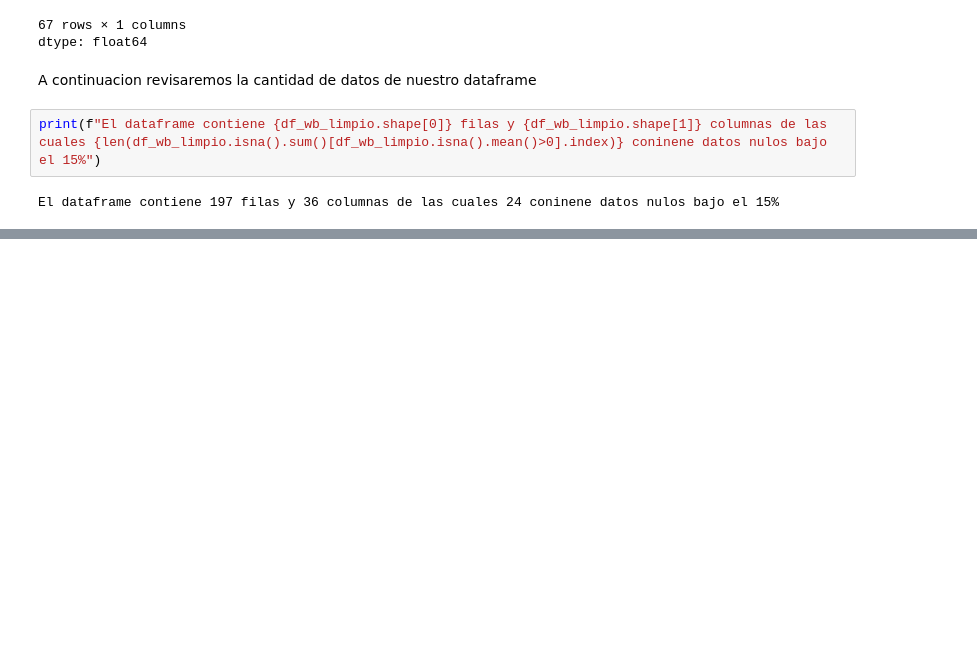
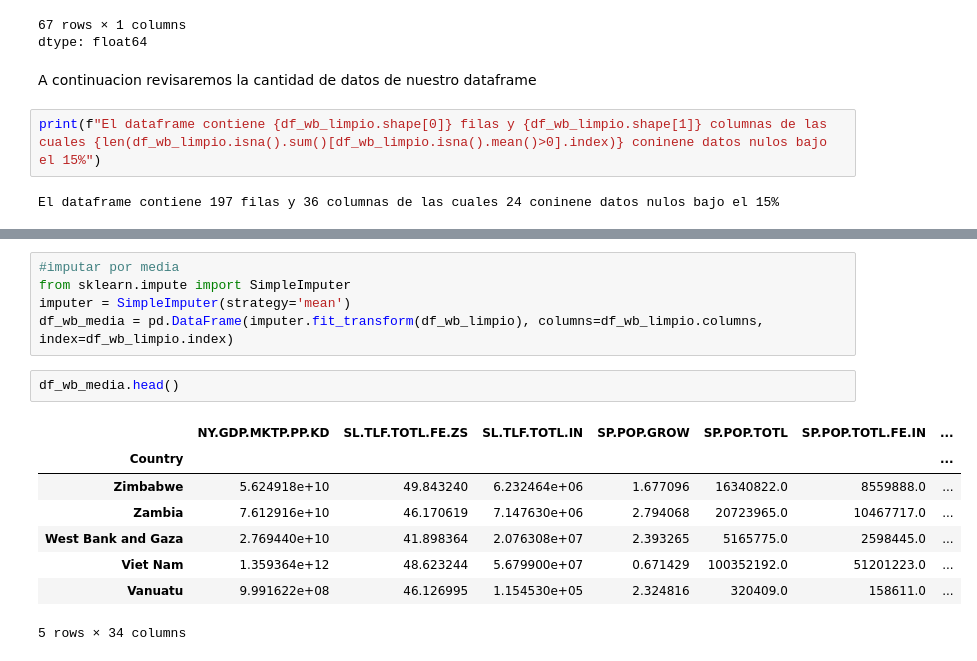
Before and after one commit to rubenpadilla-oss/Portafolio, a Jupyter notebook: examencdde.ipynb, the cells around one changed output, grey strips where cells are left out. Saved outputs shown, nothing was run; the diff lists cells and outputs as text; blank space fills up the shorter version.

```diff
--- a/examencdde.ipynb
+++ b/examencdde.ipynb
@@ -228,0 +263,16 @@ El dataframe contiene 197 filas y 36 columnas de las cuales 24 coninene datos nu
+# %%
+#imputar por media
+from sklearn.impute import SimpleImputer
+imputer = SimpleImputer(strategy='mean')
+df_wb_media = pd.DataFrame(imputer.fit_transform(df_wb_limpio), columns=df_wb_limpio.columns, index=df_wb_limpio.index)
+# %%
+df_wb_media.head()
+# %% [output]
+|  | NY.GDP.MKTP.PP.KD | SL.TLF.TOTL.FE.ZS | SL.TLF.TOTL.IN | SP.POP.GROW | SP.POP.TOTL | SP.POP.TOTL.FE.IN | ... |
+| Country |  |  |  |  |  |  | ... |
+| Zimbabwe | 5.624918e+10 | 49.843240 | 6.232464e+06 | 1.677096 | 16340822.0 | 8559888.0 | ... |
+| Zambia | 7.612916e+10 | 46.170619 | 7.147630e+06 | 2.794068 | 20723965.0 | 10467717.0 | ... |
+| West Bank and Gaza | 2.769440e+10 | 41.898364 | 2.076308e+07 | 2.393265 | 5165775.0 | 2598445.0 | ... |
+| Viet Nam | 1.359364e+12 | 48.623244 | 5.679900e+07 | 0.671429 | 100352192.0 | 51201223.0 | ... |
+| Vanuatu | 9.991622e+08 | 46.126995 | 1.154530e+05 | 2.324816 | 320409.0 | 158611.0 | ... |
+5 rows × 34 columns
```
Also changed, not shown: parts of 14 cells of this notebook.
